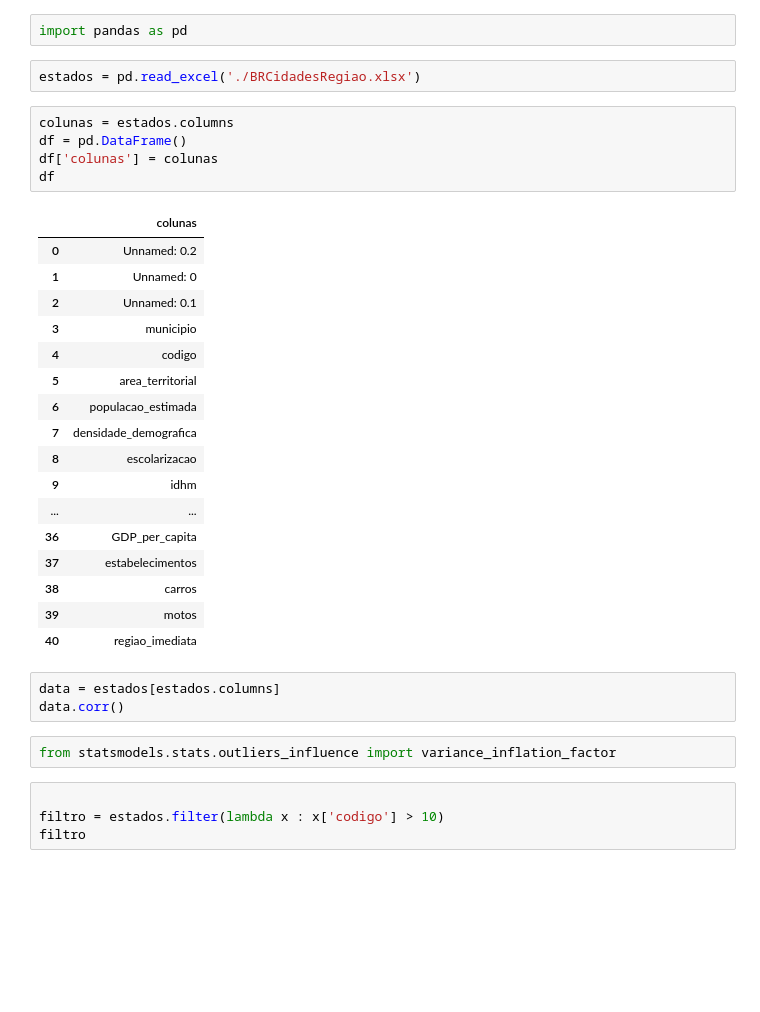
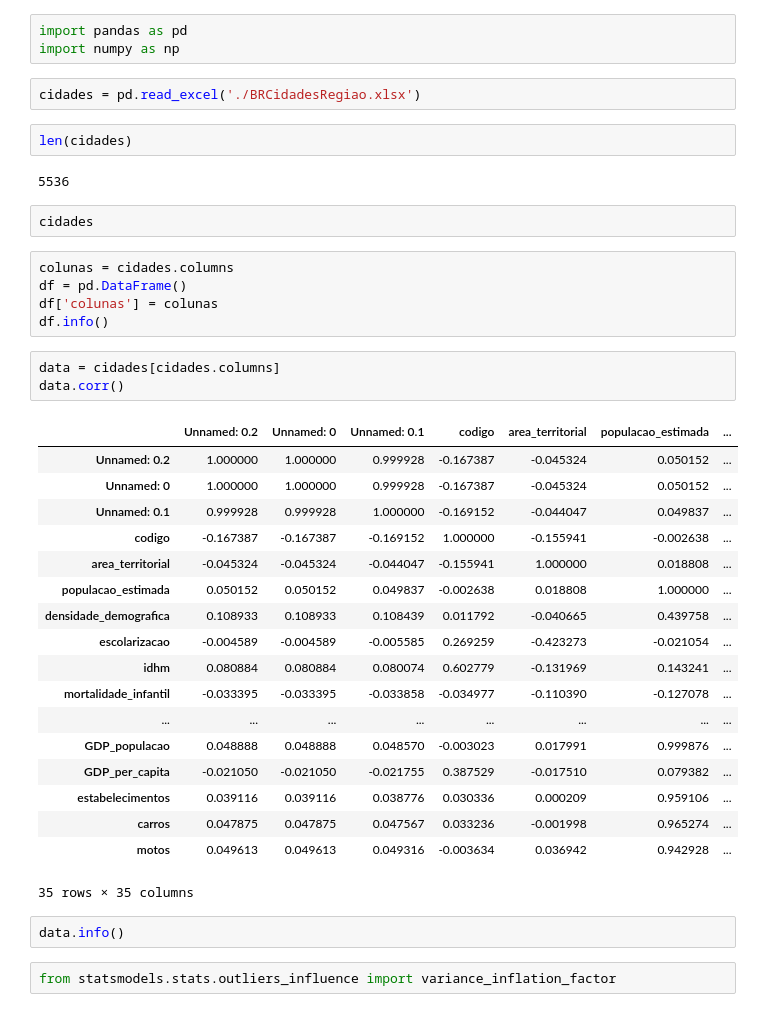
Before and after one commit to DavidRusycki/data-cience, a Jupyter notebook: analisePropriaV2.ipynb, the cells around one changed output. Saved outputs shown, nothing was run; the diff lists cells and outputs as text; blank space fills up the shorter version.

```diff
--- a/analisePropriaV2.ipynb
+++ b/analisePropriaV2.ipynb
@@ -1,36 +1,42 @@
 # %%
 import pandas as pd
+import numpy as np
 # %%
-estados = pd.read_excel('./BRCidadesRegiao.xlsx')
+cidades = pd.read_excel('./BRCidadesRegiao.xlsx')
+# %%
+len(cidades)
+# %% [output]
+5536
+# %%
+cidades
 # %%
-colunas = estados.columns
+colunas = cidades.columns
 df = pd.DataFrame()
 df['colunas'] = colunas
-df
+df.info()
-# %% [output]
-|  | colunas |
-| 0 | Unnamed: 0.2 |
-| 1 | Unnamed: 0 |
-| 2 | Unnamed: 0.1 |
-| 3 | municipio |
-| 4 | codigo |
-| 5 | area_territorial |
-| 6 | populacao_estimada |
-| 7 | densidade_demografica |
-| 8 | escolarizacao |
-| 9 | idhm |
-| ... | ... |
-| 36 | GDP_per_capita |
-| 37 | estabelecimentos |
-| 38 | carros |
-| 39 | motos |
-| 40 | regiao_imediata |
 # %%
-data = estados[estados.columns]
+data = cidades[cidades.columns]
 data.corr()
+# %% [output]
+|  | Unnamed: 0.2 | Unnamed: 0 | Unnamed: 0.1 | codigo | area_territorial | populacao_estimada | ... |
+| Unnamed: 0.2 | 1.000000 | 1.000000 | 0.999928 | -0.167387 | -0.045324 | 0.050152 | ... |
+| Unnamed: 0 | 1.000000 | 1.000000 | 0.999928 | -0.167387 | -0.045324 | 0.050152 | ... |
+| Unnamed: 0.1 | 0.999928 | 0.999928 | 1.000000 | -0.169152 | -0.044047 | 0.049837 | ... |
+| codigo | -0.167387 | -0.167387 | -0.169152 | 1.000000 | -0.155941 | -0.002638 | ... |
+| area_territorial | -0.045324 | -0.045324 | -0.044047 | -0.155941 | 1.000000 | 0.018808 | ... |
+| populacao_estimada | 0.050152 | 0.050152 | 0.049837 | -0.002638 | 0.018808 | 1.000000 | ... |
+| densidade_demografica | 0.108933 | 0.108933 | 0.108439 | 0.011792 | -0.040665 | 0.439758 | ... |
+| escolarizacao | -0.004589 | -0.004589 | -0.005585 | 0.269259 | -0.423273 | -0.021054 | ... |
+| idhm | 0.080884 | 0.080884 | 0.080074 | 0.602779 | -0.131969 | 0.143241 | ... |
+| mortalidade_infantil | -0.033395 | -0.033395 | -0.033858 | -0.034977 | -0.110390 | -0.127078 | ... |
+| ... | ... | ... | ... | ... | ... | ... | ... |
+| GDP_populacao | 0.048888 | 0.048888 | 0.048570 | -0.003023 | 0.017991 | 0.999876 | ... |
+| GDP_per_capita | -0.021050 | -0.021050 | -0.021755 | 0.387529 | -0.017510 | 0.079382 | ... |
+| estabelecimentos | 0.039116 | 0.039116 | 0.038776 | 0.030336 | 0.000209 | 0.959106 | ... |
+| carros | 0.047875 | 0.047875 | 0.047567 | 0.033236 | -0.001998 | 0.965274 | ... |
+| motos | 0.049613 | 0.049613 | 0.049316 | -0.003634 | 0.036942 | 0.942928 | ... |
+35 rows × 35 columns
+# %%
+data.info()
 # %%
 from statsmodels.stats.outliers_influence import variance_inflation_factor
-# %%
-
-filtro = estados.filter(lambda x : x['codigo'] > 10)
-filtro
```
Also changed, not shown: parts of 8 cells of this notebook, 2 other files.
